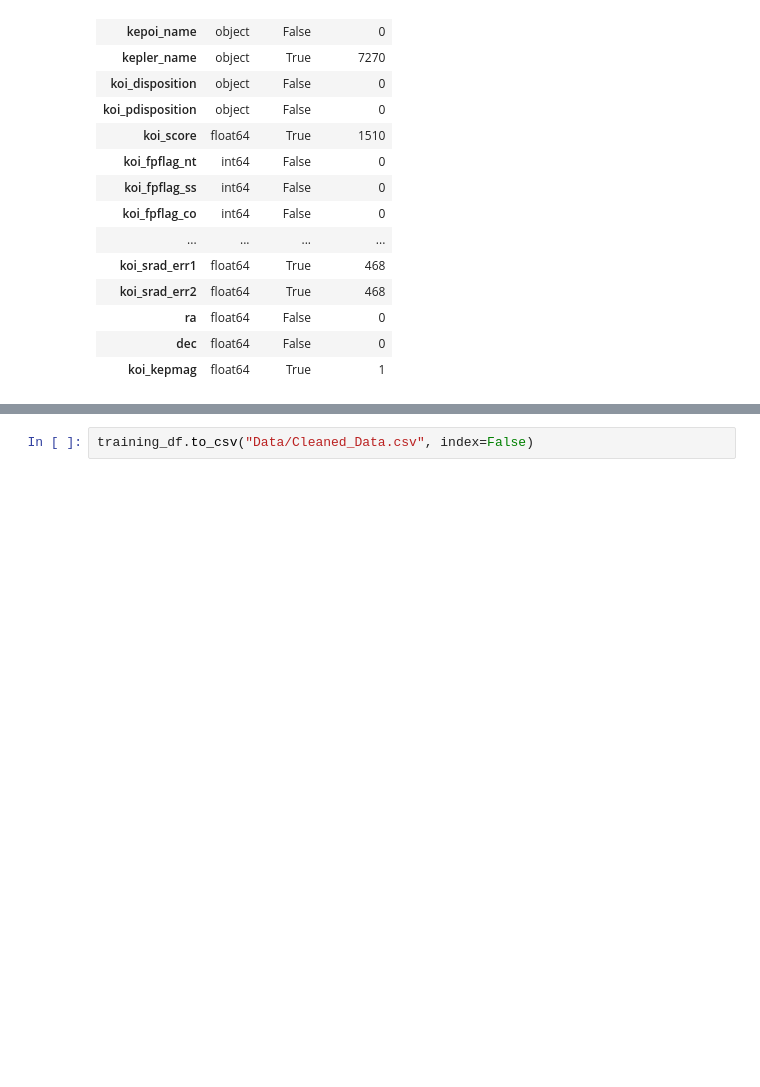
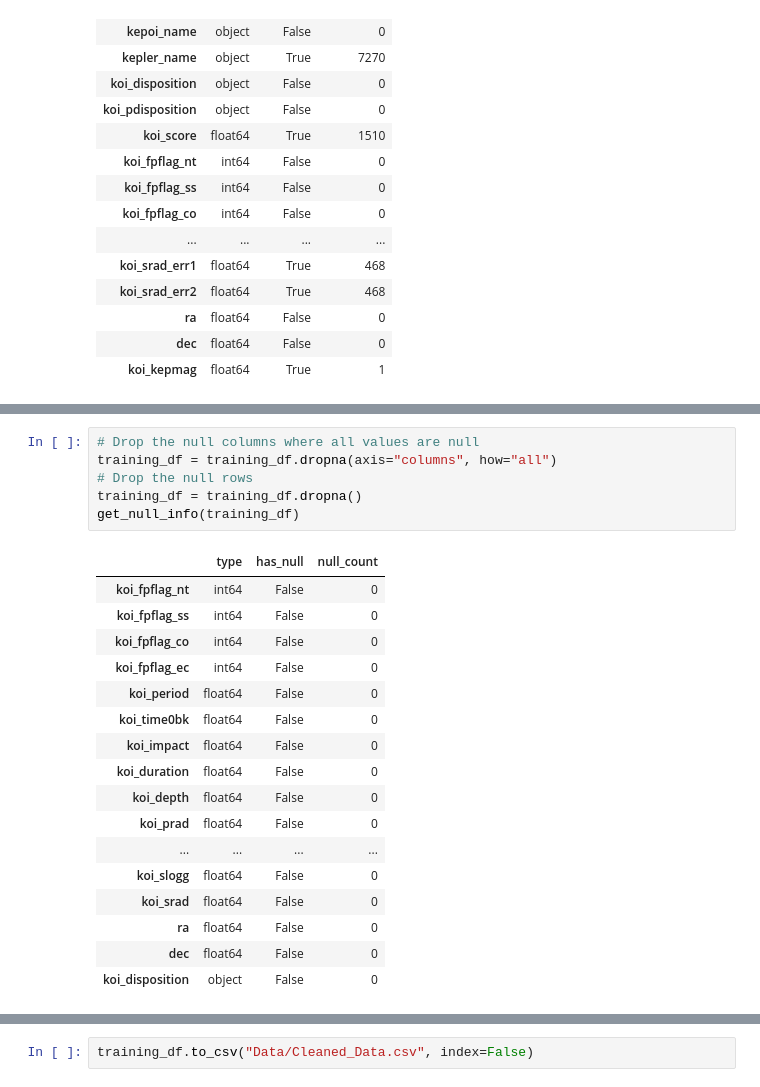
Before and after one commit to uno-sebastian/Exoplanet-Exploration, a Jupyter notebook: DataCleanup.ipynb, the cells around one changed output, grey strips where cells are left out. Saved outputs shown, nothing was run; the diff lists cells and outputs as text; blank space fills up the shorter version.

```diff
--- a/DataCleanup.ipynb
+++ b/DataCleanup.ipynb
@@ -126,3 +126,27 @@ training_df
+# %%
+# Drop the null columns where all values are null
+training_df = training_df.dropna(axis="columns", how="all")
+# Drop the null rows
+training_df = training_df.dropna()
+get_null_info(training_df)
+# %% [output]
+|  | type | has_null | null_count |
+| koi_fpflag_nt | int64 | False | 0 |
+| koi_fpflag_ss | int64 | False | 0 |
+| koi_fpflag_co | int64 | False | 0 |
+| koi_fpflag_ec | int64 | False | 0 |
+| koi_period | float64 | False | 0 |
+| koi_time0bk | float64 | False | 0 |
+| koi_impact | float64 | False | 0 |
+| koi_duration | float64 | False | 0 |
+| koi_depth | float64 | False | 0 |
+| koi_prad | float64 | False | 0 |
+| ... | ... | ... | ... |
+| koi_slogg | float64 | False | 0 |
+| koi_srad | float64 | False | 0 |
+| ra | float64 | False | 0 |
+| dec | float64 | False | 0 |
+| koi_disposition | object | False | 0 |
 # %%
 print(training_df[target_feature].unique().tolist())
 training_df.describe()
```
Also changed, not shown: parts of 2 cells of this notebook, 6 other files.
